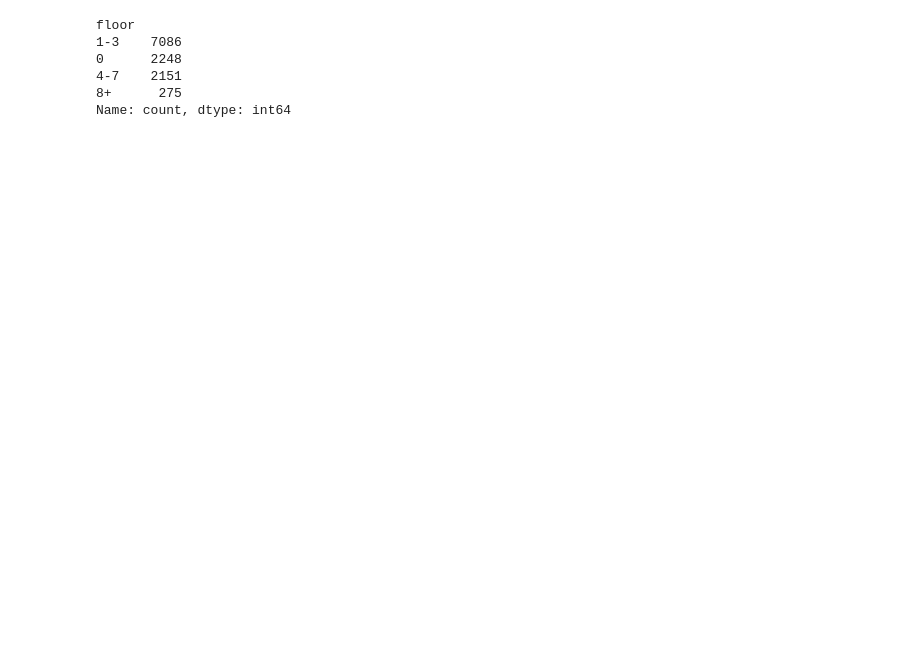
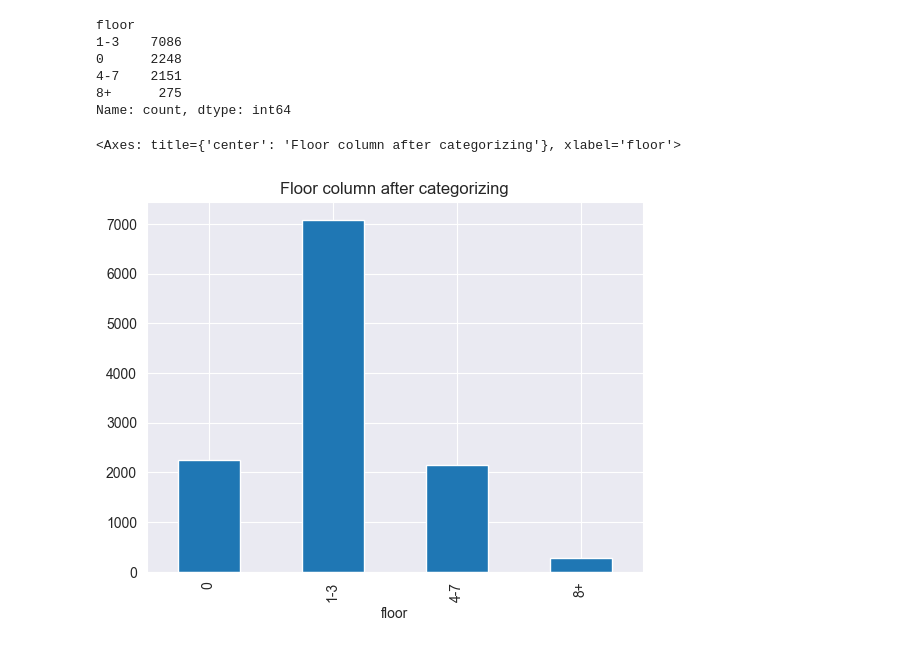
Before and after one commit to Krzy-Doma/Real_estate_price_forecasting, a Jupyter notebook: Dealing_with_na.ipynb, the cells around one changed output. Saved outputs shown, nothing was run; the diff lists cells and outputs as text; code cells hidden in the pictures; blank space fills up the shorter version.

```diff
--- a/Dealing_with_na.ipynb
+++ b/Dealing_with_na.ipynb
@@ -388,6 +391,12 @@ floor
 4-7    2151
 8+      275
 Name: count, dtype: int64
+# %%
+# Bar chart of the floor column in proper order
+df['floor'].value_counts().sort_index().plot(kind='bar', title='Floor column after categorizing')
+# %% [output]
+<Axes: title={'center': 'Floor column after categorizing'}, xlabel='floor'>
+[figure, added]
 # %%
 df
 # %% [output]
```
Also changed, not shown: parts of 1 cell of this notebook, 8 other files.
